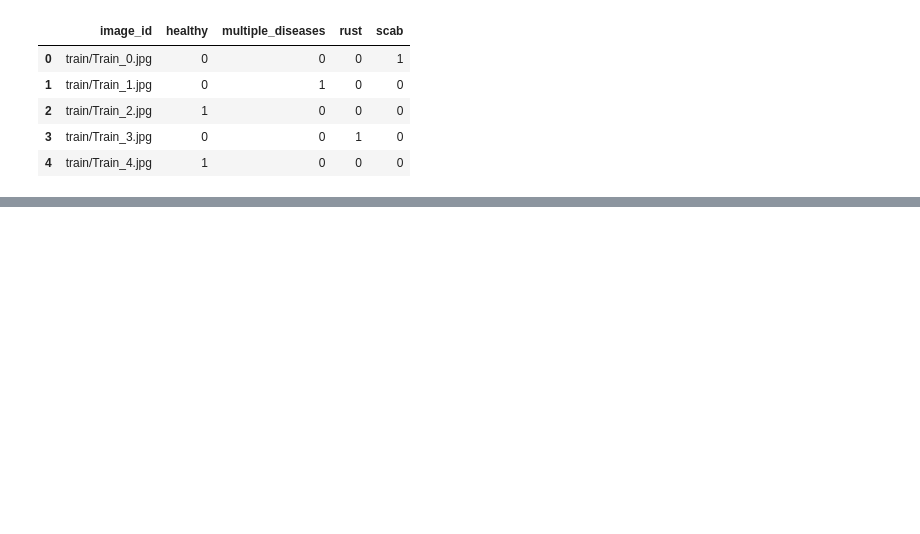
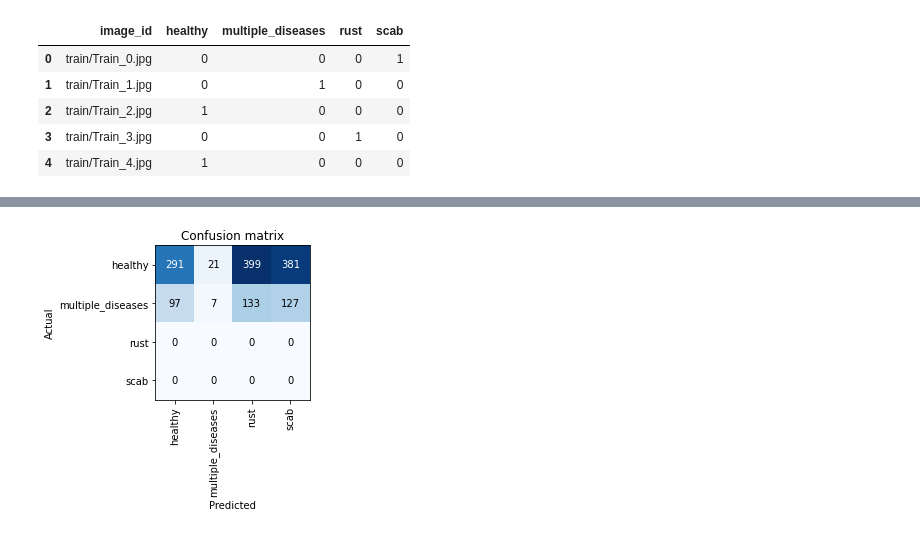
Before and after one commit to wcneill/kaggle, a Jupyter notebook: foliar/foliar_fastai.ipynb, the cells around one changed output, grey strips where cells are left out. Saved outputs shown, nothing was run; the diff lists cells and outputs as text; code cells hidden in the pictures; blank space fills up the shorter version.

```diff
--- a/foliar/foliar_fastai.ipynb
+++ b/foliar/foliar_fastai.ipynb
@@ -107,0 +84,4 @@ __Well, that's pretty horrible. It looks like the most confusion is between pred
+# %%
+interp.plot_confusion_matrix()
+# %% [output]
+[figure, added]
```
Also changed, not shown: parts of 20 cells of this notebook.
